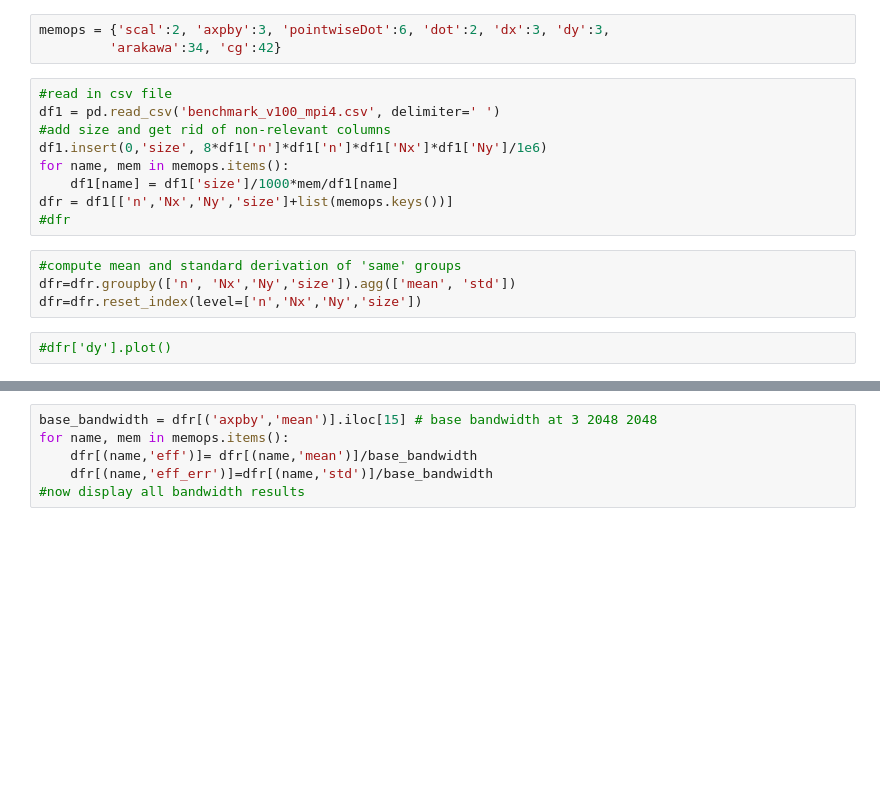
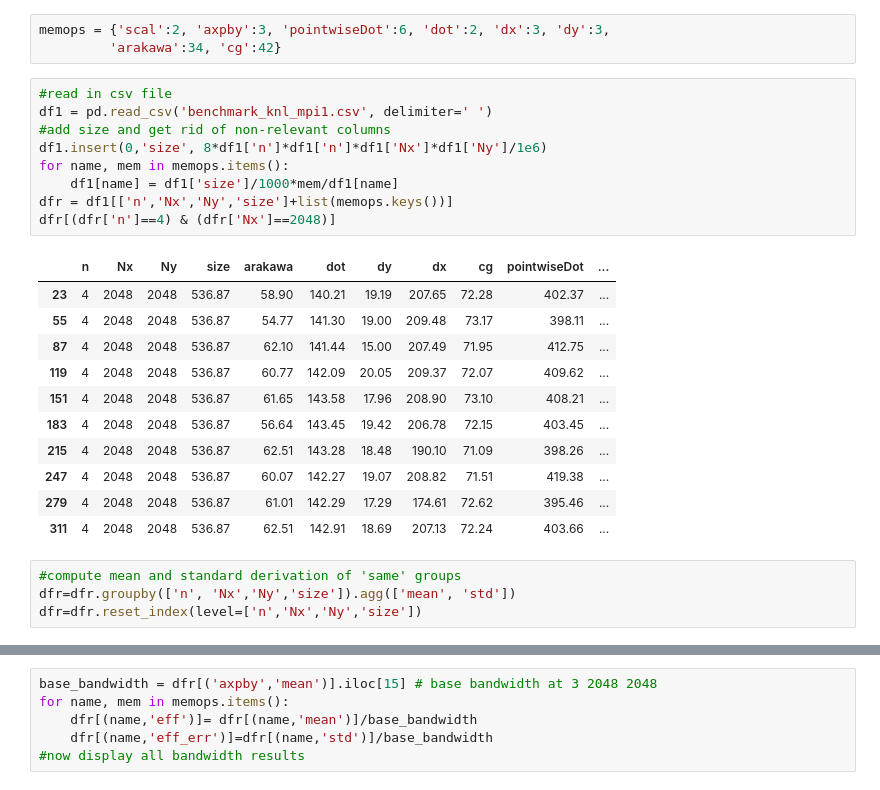
Before and after one commit to mwiesenberger/performance, a Jupyter notebook: 0-analysis.ipynb, the cells around one changed output, grey strips where cells are left out. Cells and saved outputs as stored; diff of their text form; blank space fills up the shorter version.

```diff
--- a/0-analysis.ipynb
+++ b/0-analysis.ipynb
@@ -7,16 +7,26 @@ memops = {'scal':2, 'axpby':3, 'pointwiseDot':6, 'dot':2, 'dx':3, 'dy':3,
          'arakawa':34, 'cg':42}
 # %%
 #read in csv file
-df1 = pd.read_csv('benchmark_v100_mpi4.csv', delimiter=' ')
+df1 = pd.read_csv('benchmark_knl_mpi1.csv', delimiter=' ')
 #add size and get rid of non-relevant columns
 df1.insert(0,'size', 8*df1['n']*df1['n']*df1['Nx']*df1['Ny']/1e6)
 for name, mem in memops.items():
     df1[name] = df1['size']/1000*mem/df1[name]
 dfr = df1[['n','Nx','Ny','size']+list(memops.keys())]
-#dfr
+dfr[(dfr['n']==4) & (dfr['Nx']==2048)]
+# %% [output]
+|  | n | Nx | Ny | size | arakawa | dot | dy | dx | cg | pointwiseDot | ... |
+| 23 | 4 | 2048 | 2048 | 536.87 | 58.90 | 140.21 | 19.19 | 207.65 | 72.28 | 402.37 | ... |
+| 55 | 4 | 2048 | 2048 | 536.87 | 54.77 | 141.30 | 19.00 | 209.48 | 73.17 | 398.11 | ... |
+| 87 | 4 | 2048 | 2048 | 536.87 | 62.10 | 141.44 | 15.00 | 207.49 | 71.95 | 412.75 | ... |
+| 119 | 4 | 2048 | 2048 | 536.87 | 60.77 | 142.09 | 20.05 | 209.37 | 72.07 | 409.62 | ... |
+| 151 | 4 | 2048 | 2048 | 536.87 | 61.65 | 143.58 | 17.96 | 208.90 | 73.10 | 408.21 | ... |
+| 183 | 4 | 2048 | 2048 | 536.87 | 56.64 | 143.45 | 19.42 | 206.78 | 72.15 | 403.45 | ... |
+| 215 | 4 | 2048 | 2048 | 536.87 | 62.51 | 143.28 | 18.48 | 190.10 | 71.09 | 398.26 | ... |
+| 247 | 4 | 2048 | 2048 | 536.87 | 60.07 | 142.27 | 19.07 | 208.82 | 71.51 | 419.38 | ... |
+| 279 | 4 | 2048 | 2048 | 536.87 | 61.01 | 142.29 | 17.29 | 174.61 | 72.62 | 395.46 | ... |
+| 311 | 4 | 2048 | 2048 | 536.87 | 62.51 | 142.91 | 18.69 | 207.13 | 72.24 | 403.66 | ... |
 # %%
 #compute mean and standard derivation of 'same' groups
 dfr=dfr.groupby(['n', 'Nx','Ny','size']).agg(['mean', 'std'])
 dfr=dfr.reset_index(level=['n','Nx','Ny','size'])
-# %%
-#dfr['dy'].plot()
```
Also changed, not shown: parts of 4 cells of this notebook, 1 other file.
